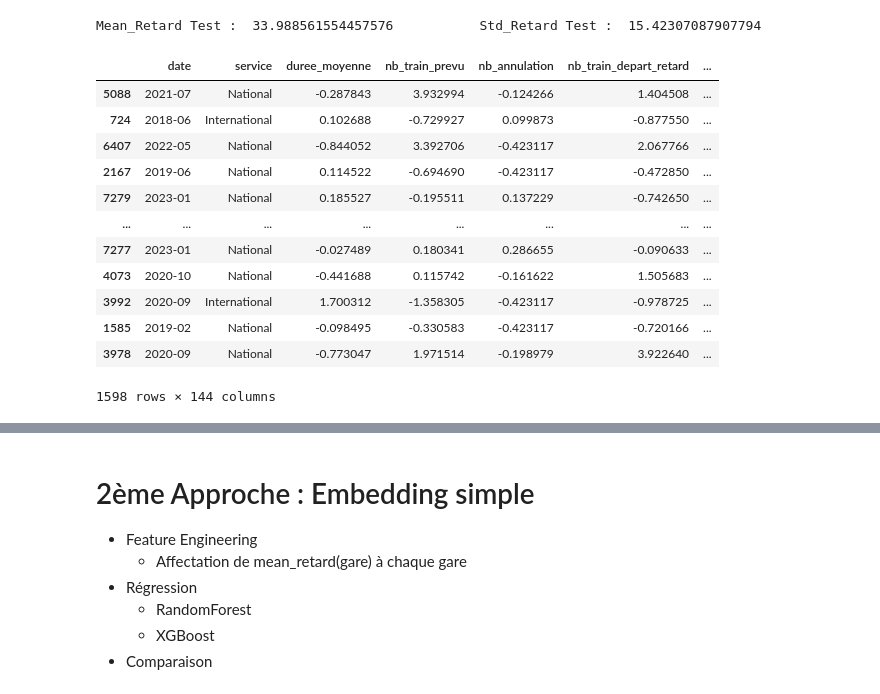
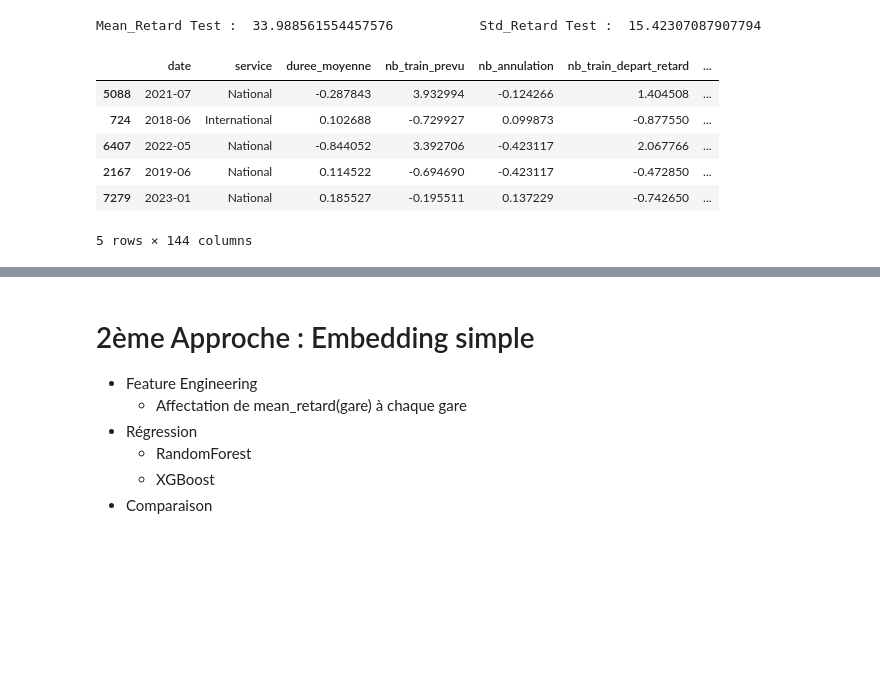
Before and after one commit to DanielRodriguezCiotti/projet-ML-CS, a Jupyter notebook: notebooks/regression_modele.ipynb, the cells around one changed output, grey strips where cells are left out. Saved outputs shown, nothing was run; the diff lists cells and outputs as text; code cells hidden in the pictures; blank space fills up the shorter version.

```diff
--- a/notebooks/regression_modele.ipynb
+++ b/notebooks/regression_modele.ipynb
@@ -106,12 +109,7 @@ for cluster_num in train['cluster'].unique():
     y = cluster_data['retard_moyen_arrivee'] #true_y_features pour le meilleur des modèles, pour l'instant on test juste avec retard_moyen_arrivee
 
     #rf = RandomForestRegressor(n_estimators=100, random_state=42)
-    xg = xgb.XGBRegressor(
-    objective='reg:squarederror',  # Utilisation de l'objectif de régression (par défaut)
-    n_estimators=100,  # Nombre d'arbres à construire
-    learning_rate=0.1,  # Taux d'apprentissage
-    max_depth=3  # Profondeur maximale des arbres
-    )
+    xg = xgb.XGBRegressor(objective='reg:squarederror',n_estimators=100,learning_rate=0.1,max_depth=3)
 
     #rf.fit(X, y)
     xg.fit(X, y)
@@ -152,40 +150,34 @@ Mean_Retard Test :  33.988561554457576           Std_Retard Test :  15.423070879
 # Test XGB ou RF ?
 
 #test['predicted_cluster'] = RF_to_estimate_cluster.predict(test[true_X_features])
 test['predicted_cluster'] = XGB_to_estimate_cluster.predict(test[true_X_features])
 
 test['predicted_cluster'] = test['predicted_cluster'].apply(round).astype(int)
 scaler = StandardScaler()
 test[numeric_cols] = scaler.fit_transform(test[numeric_cols].copy())
 
 test['retard_moyen_arrivee_predit'] = 0
 X_test = test[true_X_features]
 #y_test = test['retard_moyen_arrivee']
 
 
 
 for i in range(NBR_CLUSTERS):
     col_predicted = 'prediction_cluster_'+str(i)
 
     #prediction = random_forest_models[i].predict(X_test)
     prediction = xgb_models[i].predict(X_test)
 
     test[col_predicted] = prediction
 
-test
+test.head()
 # %% [output]
 |  | date | service | duree_moyenne | nb_train_prevu | nb_annulation | nb_train_depart_retard | ... |
 | 5088 | 2021-07 | National | -0.287843 | 3.932994 | -0.124266 | 1.404508 | ... |
 | 724 | 2018-06 | International | 0.102688 | -0.729927 | 0.099873 | -0.877550 | ... |
 | 6407 | 2022-05 | National | -0.844052 | 3.392706 | -0.423117 | 2.067766 | ... |
 | 2167 | 2019-06 | National | 0.114522 | -0.694690 | -0.423117 | -0.472850 | ... |
 | 7279 | 2023-01 | National | 0.185527 | -0.195511 | 0.137229 | -0.742650 | ... |
-| ... | ... | ... | ... | ... | ... | ... | ... |
-| 7277 | 2023-01 | National | -0.027489 | 0.180341 | 0.286655 | -0.090633 | ... |
-| 4073 | 2020-10 | National | -0.441688 | 0.115742 | -0.161622 | 1.505683 | ... |
-| 3992 | 2020-09 | International | 1.700312 | -1.358305 | -0.423117 | -0.978725 | ... |
-| 1585 | 2019-02 | National | -0.098495 | -0.330583 | -0.423117 | -0.720166 | ... |
-| 3978 | 2020-09 | National | -0.773047 | 1.971514 | -0.198979 | 3.922640 | ... |
-1598 rows × 144 columns
+5 rows × 144 columns
 # %%
 def update_true_prediction(row):
```
Also changed, not shown: parts of 12 cells of this notebook.
